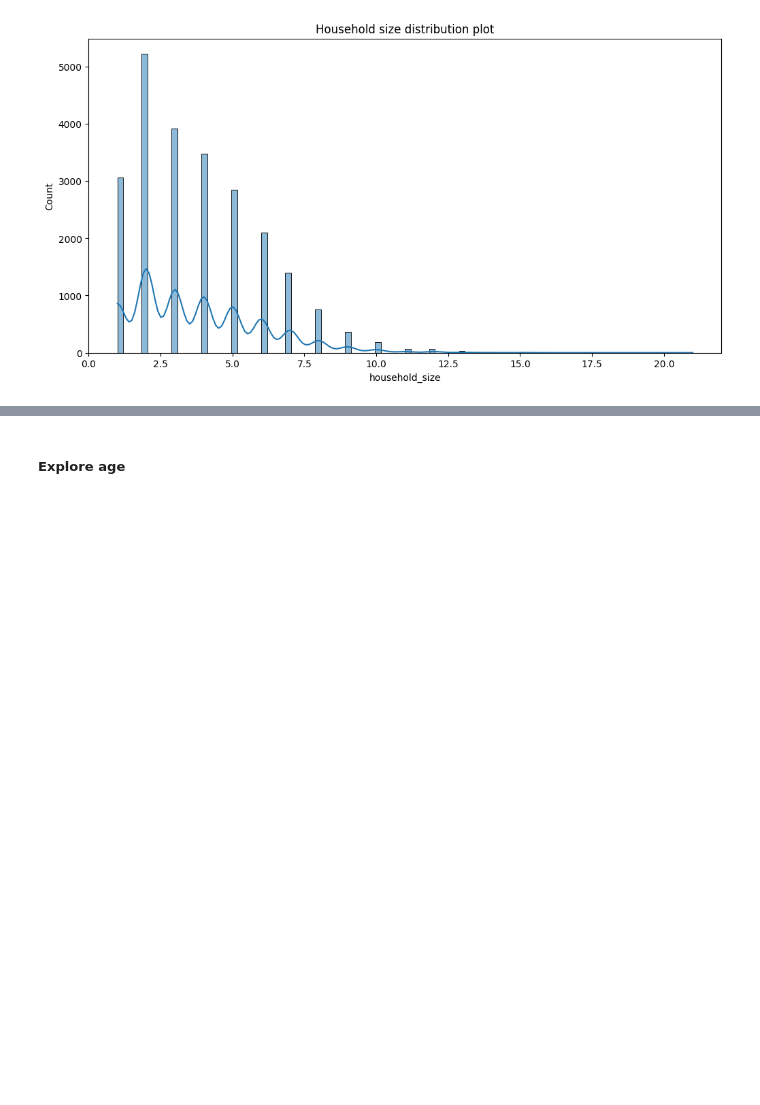
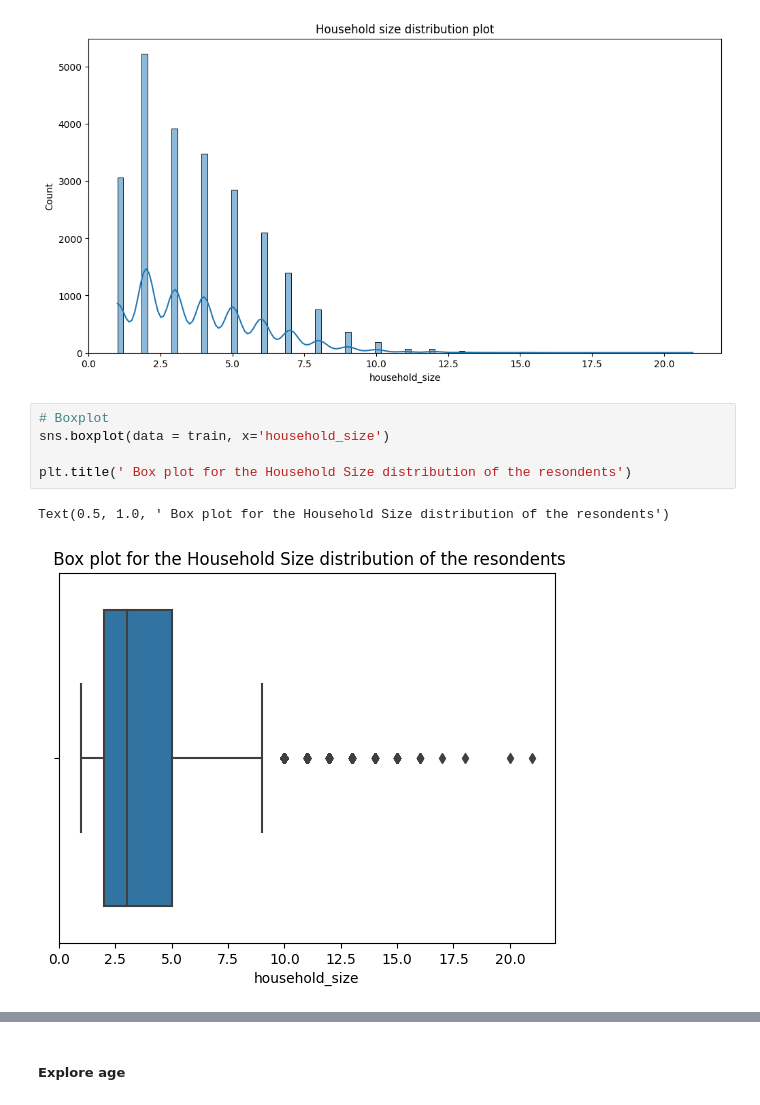
Before and after one commit to Njeri-Gitome/Financial_Inclusion_in_Africa, a Jupyter notebook: financial.ipynb, the cells around one changed output, grey strips where cells are left out. Drawn from its saved outputs; the diff is of its cells as text; blank space fills up the shorter version.

```diff
--- a/financial.ipynb
+++ b/financial.ipynb
@@ -184,3 +195,11 @@ plt.title('Household size distribution plot')
 # %% [output]
 Text(0.5, 1.0, 'Household size distribution plot')
 [figure]
+# %%
+# Boxplot
+sns.boxplot(data = train, x='household_size')
+
+plt.title(' Box plot for the Household Size distribution of the resondents')
+# %% [output]
+Text(0.5, 1.0, ' Box plot for the Household Size distribution of the resondents')
+[figure, added]
```
Also changed, not shown: parts of 37 cells of this notebook.
